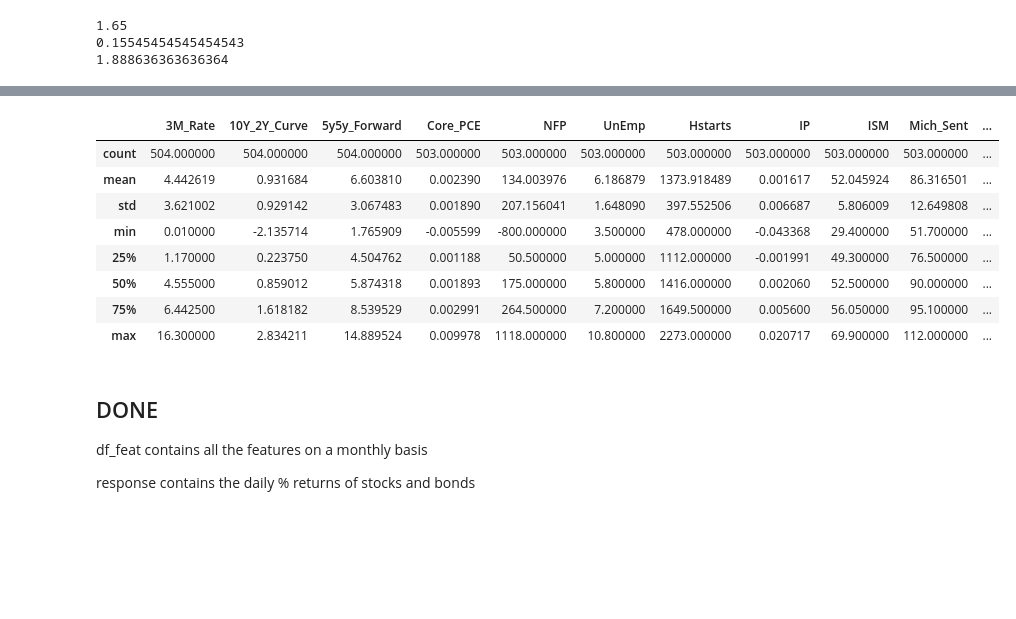
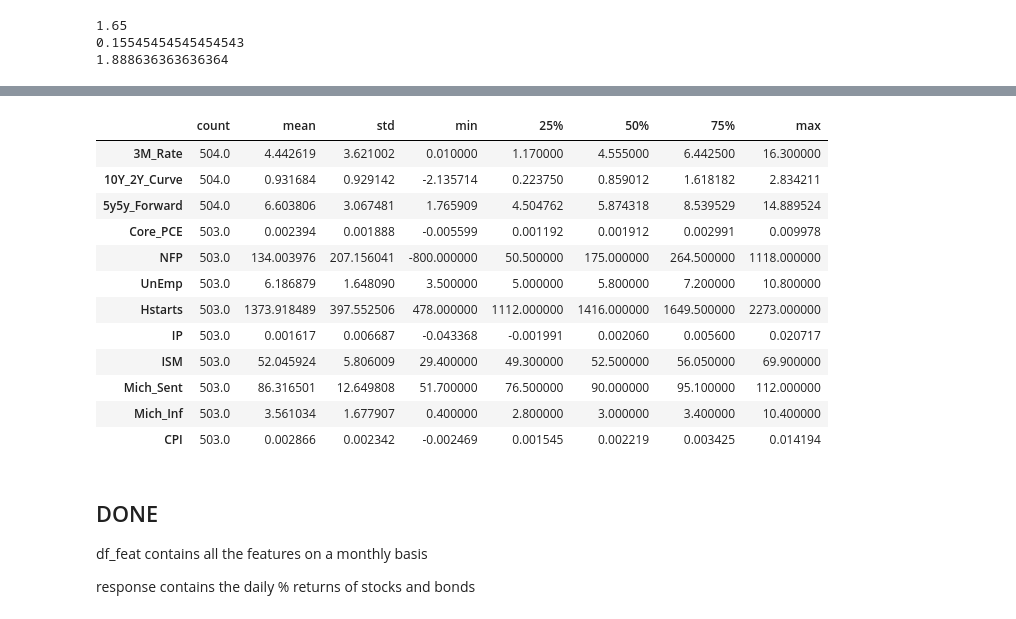
Before and after one commit to mkosik89/Springboard, a Jupyter notebook: Capstone_2/Data/Import Data.ipynb, the cells around one changed output, grey strips where cells are left out. Drawn from its saved outputs; the diff is of its cells as text; code cells hidden in the pictures; blank space fills up the shorter version.

```diff
--- a/Capstone_2/Data/Import Data.ipynb
+++ b/Capstone_2/Data/Import Data.ipynb
@@ -288,16 +290,20 @@ df_feat
 504 rows × 12 columns
 # %%
-df_feat.describe()
+df_feat.describe().T
 # %% [output]
-|  | 3M_Rate | 10Y_2Y_Curve | 5y5y_Forward | Core_PCE | NFP | UnEmp | Hstarts | IP | ISM | Mich_Sent | ... |
-| count | 504.000000 | 504.000000 | 504.000000 | 503.000000 | 503.000000 | 503.000000 | 503.000000 | 503.000000 | 503.000000 | 503.000000 | ... |
-| mean | 4.442619 | 0.931684 | 6.603810 | 0.002390 | 134.003976 | 6.186879 | 1373.918489 | 0.001617 | 52.045924 | 86.316501 | ... |
-| std | 3.621002 | 0.929142 | 3.067483 | 0.001890 | 207.156041 | 1.648090 | 397.552506 | 0.006687 | 5.806009 | 12.649808 | ... |
-| min | 0.010000 | -2.135714 | 1.765909 | -0.005599 | -800.000000 | 3.500000 | 478.000000 | -0.043368 | 29.400000 | 51.700000 | ... |
-| 25% | 1.170000 | 0.223750 | 4.504762 | 0.001188 | 50.500000 | 5.000000 | 1112.000000 | -0.001991 | 49.300000 | 76.500000 | ... |
-| 50% | 4.555000 | 0.859012 | 5.874318 | 0.001893 | 175.000000 | 5.800000 | 1416.000000 | 0.002060 | 52.500000 | 90.000000 | ... |
-| 75% | 6.442500 | 1.618182 | 8.539529 | 0.002991 | 264.500000 | 7.200000 | 1649.500000 | 0.005600 | 56.050000 | 95.100000 | ... |
-| max | 16.300000 | 2.834211 | 14.889524 | 0.009978 | 1118.000000 | 10.800000 | 2273.000000 | 0.020717 | 69.900000 | 112.000000 | ... |
+|  | count | mean | std | min | 25% | 50% | 75% | max |
+| 3M_Rate | 504.0 | 4.442619 | 3.621002 | 0.010000 | 1.170000 | 4.555000 | 6.442500 | 16.300000 |
+| 10Y_2Y_Curve | 504.0 | 0.931684 | 0.929142 | -2.135714 | 0.223750 | 0.859012 | 1.618182 | 2.834211 |
+| 5y5y_Forward | 504.0 | 6.603806 | 3.067481 | 1.765909 | 4.504762 | 5.874318 | 8.539529 | 14.889524 |
+| Core_PCE | 503.0 | 0.002394 | 0.001888 | -0.005599 | 0.001192 | 0.001912 | 0.002991 | 0.009978 |
+| NFP | 503.0 | 134.003976 | 207.156041 | -800.000000 | 50.500000 | 175.000000 | 264.500000 | 1118.000000 |
+| UnEmp | 503.0 | 6.186879 | 1.648090 | 3.500000 | 5.000000 | 5.800000 | 7.200000 | 10.800000 |
+| Hstarts | 503.0 | 1373.918489 | 397.552506 | 478.000000 | 1112.000000 | 1416.000000 | 1649.500000 | 2273.000000 |
+| IP | 503.0 | 0.001617 | 0.006687 | -0.043368 | -0.001991 | 0.002060 | 0.005600 | 0.020717 |
+| ISM | 503.0 | 52.045924 | 5.806009 | 29.400000 | 49.300000 | 52.500000 | 56.050000 | 69.900000 |
+| Mich_Sent | 503.0 | 86.316501 | 12.649808 | 51.700000 | 76.500000 | 90.000000 | 95.100000 | 112.000000 |
+| Mich_Inf | 503.0 | 3.561034 | 1.677907 | 0.400000 | 2.800000 | 3.000000 | 3.400000 | 10.400000 |
+| CPI | 503.0 | 0.002866 | 0.002342 | -0.002469 | 0.001545 | 0.002219 | 0.003425 | 0.014194 |
 # %% [markdown]
 ## DONE
 
```
Also changed, not shown: parts of 10 cells of this notebook, 11 other files.
